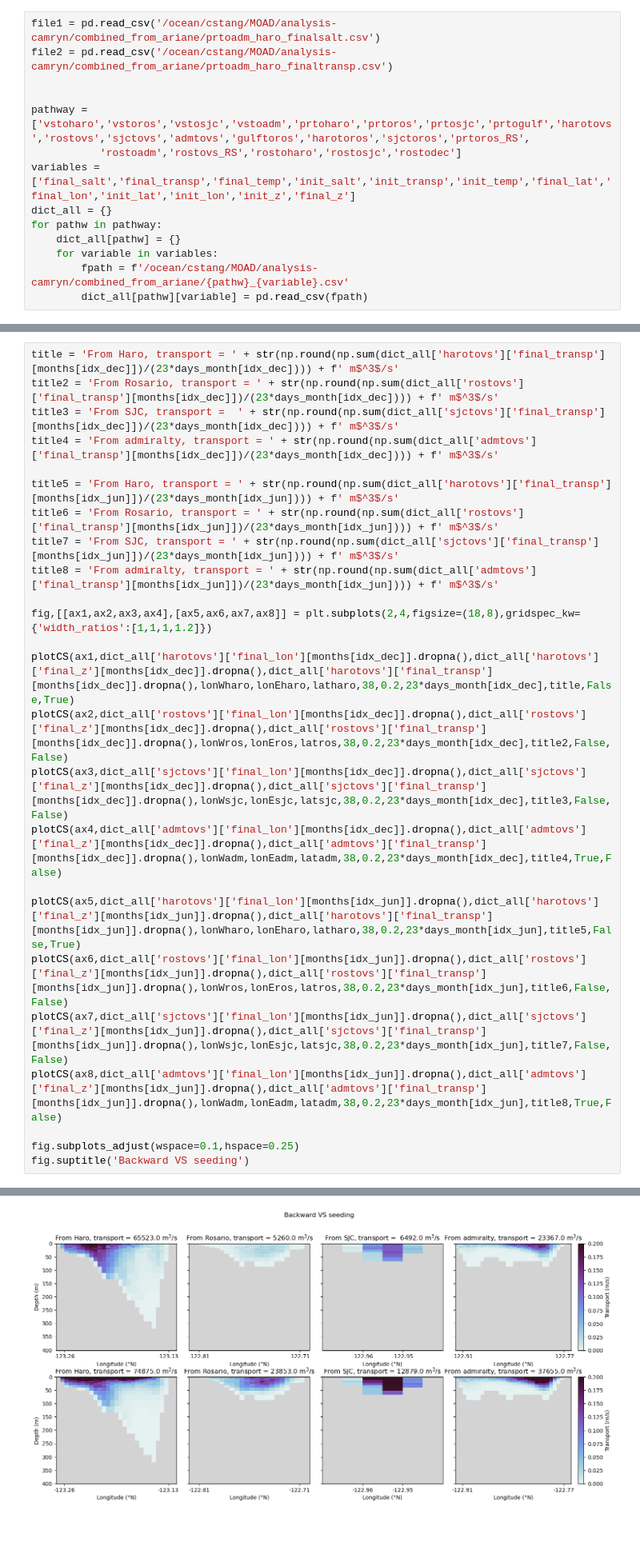
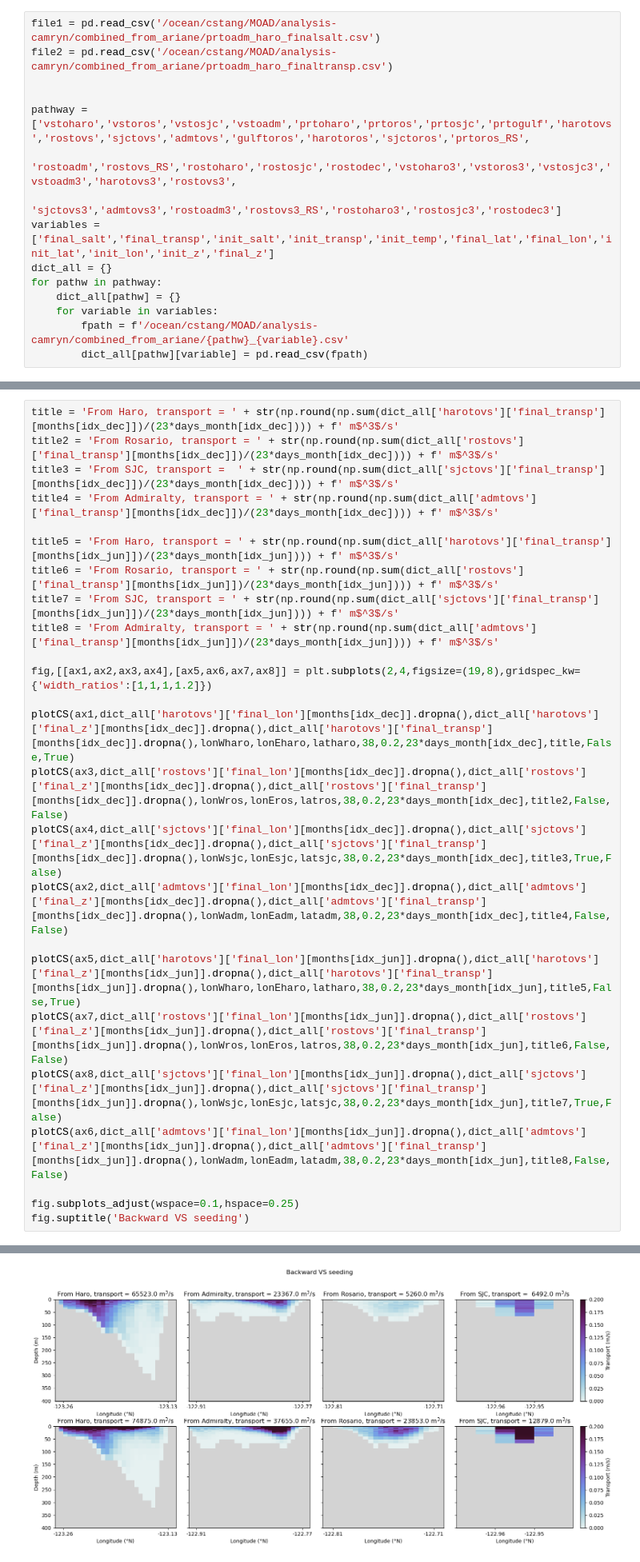
Before and after one commit to SalishSeaCast/analysis-camryn, a Jupyter notebook: Ariane/plot_monthly_averages.ipynb, the cells around one changed output, grey strips where cells are left out. Shown at 80% size. Saved outputs shown, nothing was run; the diff lists cells and outputs as text; blank space fills up the shorter version.

Commit message:
plot cross sections with config 3 boundaries

```diff
--- a/Ariane/plot_monthly_averages.ipynb
+++ b/Ariane/plot_monthly_averages.ipynb
@@ -107,8 +172,9 @@ file2 = pd.read_csv('/ocean/cstang/MOAD/analysis-camryn/combined_from_ariane/prt
 
 
 pathway = ['vstoharo','vstoros','vstosjc','vstoadm','prtoharo','prtoros','prtosjc','prtogulf','harotovs','rostovs','sjctovs','admtovs','gulftoros','harotoros','sjctoros','prtoros_RS',
-           'rostoadm','rostovs_RS','rostoharo','rostosjc','rostodec']
-variables = ['final_salt','final_transp','final_temp','init_salt','init_transp','init_temp','final_lat','final_lon','init_lat','init_lon','init_z','final_z']
+           'rostoadm','rostovs_RS','rostoharo','rostosjc','rostodec','vstoharo3','vstoros3','vstosjc3','vstoadm3','harotovs3','rostovs3',
+           'sjctovs3','admtovs3','rostoadm3','rostovs3_RS','rostoharo3','rostosjc3','rostodec3']
+variables = ['final_salt','final_transp','init_salt','init_transp','init_temp','final_lat','final_lon','init_lat','init_lon','init_z','final_z']
 dict_all = {}
 for pathw in pathway:
     dict_all[pathw] = {}
@@ -199,28 +273,28 @@ Text(0.5, 0.98, 'Forward PR seeding')
 # %%
 title = 'From Haro, transport = ' + str(np.round(np.sum(dict_all['harotovs']['final_transp'][months[idx_dec]])/(23*days_month[idx_dec]))) + f' m$^3$/s'
 title2 = 'From Rosario, transport = ' + str(np.round(np.sum(dict_all['rostovs']['final_transp'][months[idx_dec]])/(23*days_month[idx_dec]))) + f' m$^3$/s'
 title3 = 'From SJC, transport =  ' + str(np.round(np.sum(dict_all['sjctovs']['final_transp'][months[idx_dec]])/(23*days_month[idx_dec]))) + f' m$^3$/s'
-title4 = 'From admiralty, transport = ' + str(np.round(np.sum(dict_all['admtovs']['final_transp'][months[idx_dec]])/(23*days_month[idx_dec]))) + f' m$^3$/s'
+title4 = 'From Admiralty, transport = ' + str(np.round(np.sum(dict_all['admtovs']['final_transp'][months[idx_dec]])/(23*days_month[idx_dec]))) + f' m$^3$/s'
 
 title5 = 'From Haro, transport = ' + str(np.round(np.sum(dict_all['harotovs']['final_transp'][months[idx_jun]])/(23*days_month[idx_jun]))) + f' m$^3$/s'
 title6 = 'From Rosario, transport = ' + str(np.round(np.sum(dict_all['rostovs']['final_transp'][months[idx_jun]])/(23*days_month[idx_jun]))) + f' m$^3$/s'
 title7 = 'From SJC, transport = ' + str(np.round(np.sum(dict_all['sjctovs']['final_transp'][months[idx_jun]])/(23*days_month[idx_jun]))) + f' m$^3$/s'
-title8 = 'From admiralty, transport = ' + str(np.round(np.sum(dict_all['admtovs']['final_transp'][months[idx_jun]])/(23*days_month[idx_jun]))) + f' m$^3$/s'
+title8 = 'From Admiralty, transport = ' + str(np.round(np.sum(dict_all['admtovs']['final_transp'][months[idx_jun]])/(23*days_month[idx_jun]))) + f' m$^3$/s'
 
-fig,[[ax1,ax2,ax3,ax4],[ax5,ax6,ax7,ax8]] = plt.subplots(2,4,figsize=(18,8),gridspec_kw={'width_ratios':[1,1,1,1.2]})
+fig,[[ax1,ax2,ax3,ax4],[ax5,ax6,ax7,ax8]] = plt.subplots(2,4,figsize=(19,8),gridspec_kw={'width_ratios':[1,1,1,1.2]})
 
 plotCS(ax1,dict_all['harotovs']['final_lon'][months[idx_dec]].dropna(),dict_all['harotovs']['final_z'][months[idx_dec]].dropna(),dict_all['harotovs']['final_transp'][months[idx_dec]].dropna(),lonWharo,lonEharo,latharo,38,0.2,23*days_month[idx_dec],title,False,True)
-plotCS(ax2,dict_all['rostovs']['final_lon'][months[idx_dec]].dropna(),dict_all['rostovs']['final_z'][months[idx_dec]].dropna(),dict_all['rostovs']['final_transp'][months[idx_dec]].dropna(),lonWros,lonEros,latros,38,0.2,23*days_month[idx_dec],title2,False,False)
-plotCS(ax3,dict_all['sjctovs']['final_lon'][months[idx_dec]].dropna(),dict_all['sjctovs']['final_z'][months[idx_dec]].dropna(),dict_all['sjctovs']['final_transp'][months[idx_dec]].dropna(),lonWsjc,lonEsjc,latsjc,38,0.2,23*days_month[idx_dec],title3,False,False)
-plotCS(ax4,dict_all['admtovs']['final_lon'][months[idx_dec]].dropna(),dict_all['admtovs']['final_z'][months[idx_dec]].dropna(),dict_all['admtovs']['final_transp'][months[idx_dec]].dropna(),lonWadm,lonEadm,latadm,38,0.2,23*days_month[idx_dec],title4,True,False)
+plotCS(ax3,dict_all['rostovs']['final_lon'][months[idx_dec]].dropna(),dict_all['rostovs']['final_z'][months[idx_dec]].dropna(),dict_all['rostovs']['final_transp'][months[idx_dec]].dropna(),lonWros,lonEros,latros,38,0.2,23*days_month[idx_dec],title2,False,False)
+plotCS(ax4,dict_all['sjctovs']['final_lon'][months[idx_dec]].dropna(),dict_all['sjctovs']['final_z'][months[idx_dec]].dropna(),dict_all['sjctovs']['final_transp'][months[idx_dec]].dropna(),lonWsjc,lonEsjc,latsjc,38,0.2,23*days_month[idx_dec],title3,True,False)
+plotCS(ax2,dict_all['admtovs']['final_lon'][months[idx_dec]].dropna(),dict_all['admtovs']['final_z'][months[idx_dec]].dropna(),dict_all['admtovs']['final_transp'][months[idx_dec]].dropna(),lonWadm,lonEadm,latadm,38,0.2,23*days_month[idx_dec],title4,False,False)
 
 plotCS(ax5,dict_all['harotovs']['final_lon'][months[idx_jun]].dropna(),dict_all['harotovs']['final_z'][months[idx_jun]].dropna(),dict_all['harotovs']['final_transp'][months[idx_jun]].dropna(),lonWharo,lonEharo,latharo,38,0.2,23*days_month[idx_jun],title5,False,True)
-plotCS(ax6,dict_all['rostovs']['final_lon'][months[idx_jun]].dropna(),dict_all['rostovs']['final_z'][months[idx_jun]].dropna(),dict_all['rostovs']['final_transp'][months[idx_jun]].dropna(),lonWros,lonEros,latros,38,0.2,23*days_month[idx_jun],title6,False,False)
-plotCS(ax7,dict_all['sjctovs']['final_lon'][months[idx_jun]].dropna(),dict_all['sjctovs']['final_z'][months[idx_jun]].dropna(),dict_all['sjctovs']['final_transp'][months[idx_jun]].dropna(),lonWsjc,lonEsjc,latsjc,38,0.2,23*days_month[idx_jun],title7,False,False)
-plotCS(ax8,dict_all['admtovs']['final_lon'][months[idx_jun]].dropna(),dict_all['admtovs']['final_z'][months[idx_jun]].dropna(),dict_all['admtovs']['final_transp'][months[idx_jun]].dropna(),lonWadm,lonEadm,latadm,38,0.2,23*days_month[idx_jun],title8,True,False)
+plotCS(ax7,dict_all['rostovs']['final_lon'][months[idx_jun]].dropna(),dict_all['rostovs']['final_z'][months[idx_jun]].dropna(),dict_all['rostovs']['final_transp'][months[idx_jun]].dropna(),lonWros,lonEros,latros,38,0.2,23*days_month[idx_jun],title6,False,False)
+plotCS(ax8,dict_all['sjctovs']['final_lon'][months[idx_jun]].dropna(),dict_all['sjctovs']['final_z'][months[idx_jun]].dropna(),dict_all['sjctovs']['final_transp'][months[idx_jun]].dropna(),lonWsjc,lonEsjc,latsjc,38,0.2,23*days_month[idx_jun],title7,True,False)
+plotCS(ax6,dict_all['admtovs']['final_lon'][months[idx_jun]].dropna(),dict_all['admtovs']['final_z'][months[idx_jun]].dropna(),dict_all['admtovs']['final_transp'][months[idx_jun]].dropna(),lonWadm,lonEadm,latadm,38,0.2,23*days_month[idx_jun],title8,False,False)
 
 fig.subplots_adjust(wspace=0.1,hspace=0.25)
 fig.suptitle('Backward VS seeding')
 # %% [output]
 Text(0.5, 0.98, 'Backward VS seeding')
-[figure, old version]
+[figure, new version]
```
Also changed, not shown: parts of 16 cells of this notebook.
